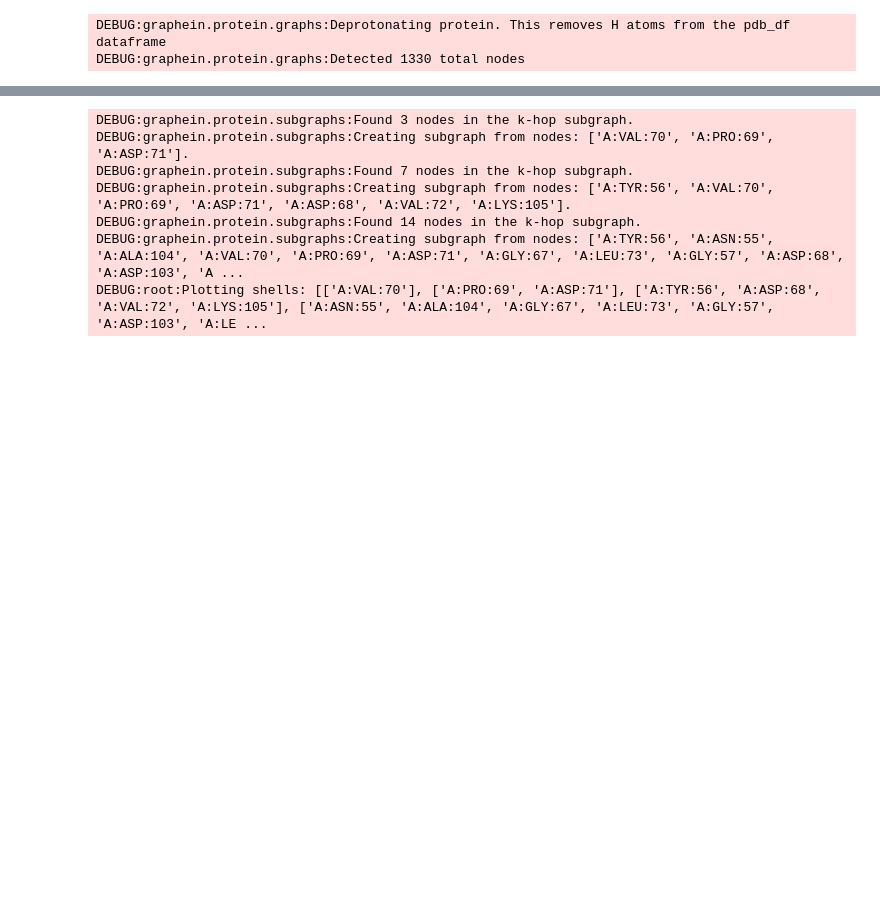
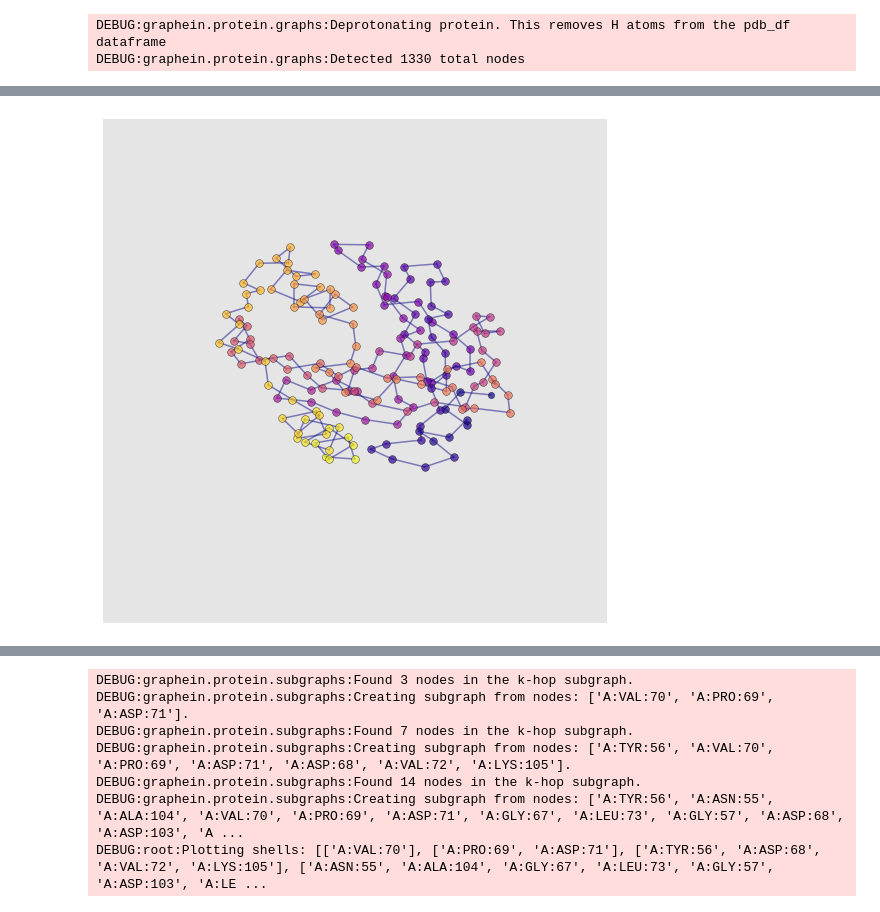
Before and after one commit to a-r-j/graphein, a Jupyter notebook: notebooks/interactive_plotly_example.ipynb, the cells around one changed output, grey strips where cells are left out. Saved outputs shown, nothing was run; the diff lists cells and outputs as text; code cells hidden in the pictures; blank space fills up the shorter version.

Commit message:
[Docs] update plotting tutorial.pynb

```diff
--- a/notebooks/interactive_plotly_example.ipynb
+++ b/notebooks/interactive_plotly_example.ipynb
@@ -104,0 +164,5 @@ Asteroid plots show a central node and the neighbours in each 'shell' (hop) away
+# %%
+from graphein.protein.visualisation import plot_protein_structure_graph
+
+p = plot_protein_structure_graph(G=simple_graph, angle=0, colour_edges_by="kind", colour_nodes_by="seq_position", label_node_ids=False)
+# %% [output]
@@ -104,0 +170 @@ Asteroid plots show a central node and the neighbours in each 'shell' (hop) away
+[figure, added]
```
Also changed, not shown: parts of 15 cells of this notebook.
